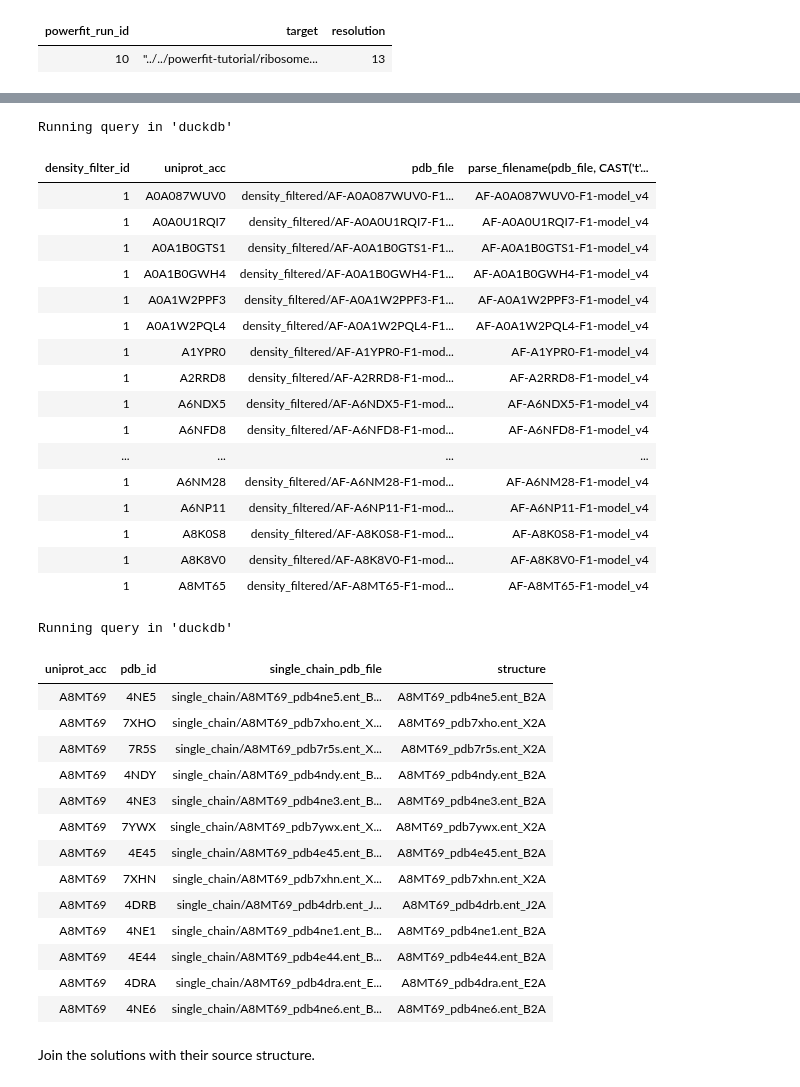
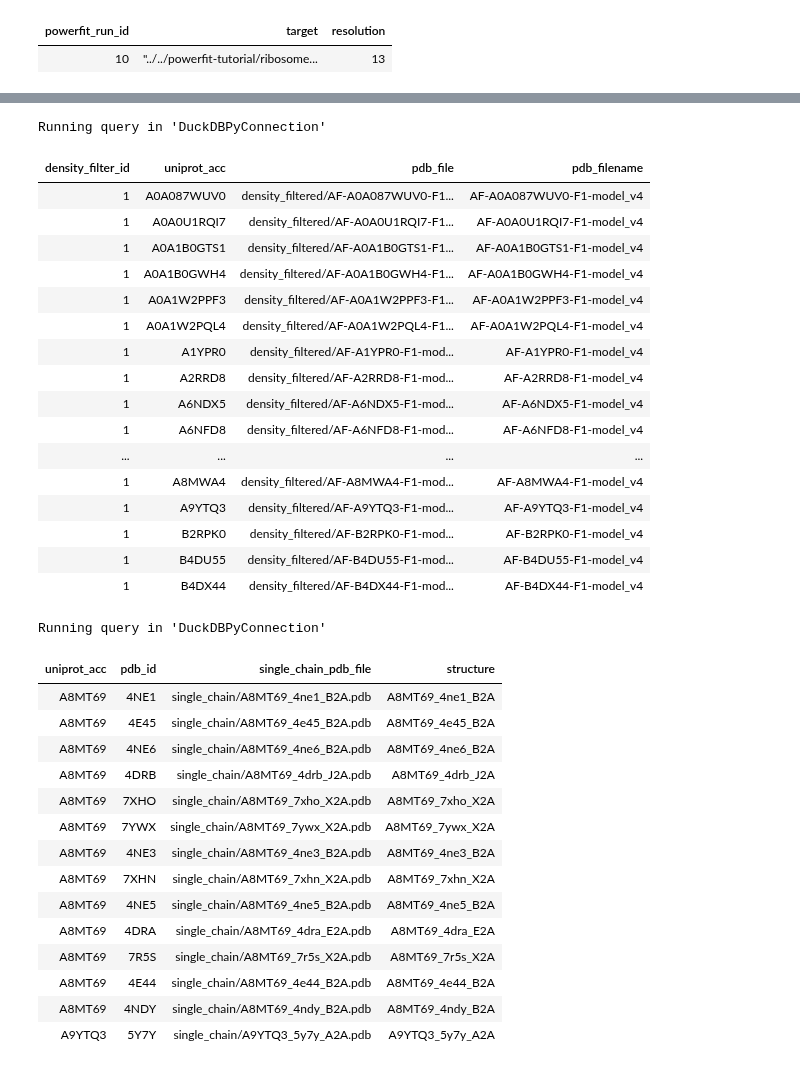
Before and after one commit to haddocking/protein-detective, a Jupyter notebook: docs/database.ipynb, the cells around one changed output, grey strips where cells are left out. Drawn from its saved outputs; the diff is of its cells as text; code cells hidden in the pictures.

```diff
--- a/docs/database.ipynb
+++ b/docs/database.ipynb
@@ -192,8 +169,11 @@ Running query in 'duckdb'
 # %%
-%sql SELECT density_filter_id, uniprot_acc, pdb_file, parse_filename(pdb_file, true) FROM density_filtered_alphafolds WHERE keep=True
+%%sql
+SELECT density_filter_id, uniprot_acc, pdb_file,
+parse_filename(pdb_file, true) AS pdb_filename
+FROM density_filtered_alphafolds WHERE keep=True
 # %% [output]
-Running query in 'duckdb'
+Running query in 'DuckDBPyConnection'
-| density_filter_id | uniprot_acc | pdb_file | parse_filename(pdb_file, CAST('t'... |
+| density_filter_id | uniprot_acc | pdb_file | pdb_filename |
 | 1 | A0A087WUV0 | density_filtered/AF-A0A087WUV0-F1... | AF-A0A087WUV0-F1-model_v4 |
 | 1 | A0A0U1RQI7 | density_filtered/AF-A0A0U1RQI7-F1... | AF-A0A0U1RQI7-F1-model_v4 |
 | 1 | A0A1B0GTS1 | density_filtered/AF-A0A1B0GTS1-F1... | AF-A0A1B0GTS1-F1-model_v4 |
@@ -205,30 +185,31 @@ Running query in 'duckdb'
 | 1 | A6NDX5 | density_filtered/AF-A6NDX5-F1-mod... | AF-A6NDX5-F1-model_v4 |
 | 1 | A6NFD8 | density_filtered/AF-A6NFD8-F1-mod... | AF-A6NFD8-F1-model_v4 |
 | ... | ... | ... | ... |
-| 1 | A6NM28 | density_filtered/AF-A6NM28-F1-mod... | AF-A6NM28-F1-model_v4 |
-| 1 | A6NP11 | density_filtered/AF-A6NP11-F1-mod... | AF-A6NP11-F1-model_v4 |
-| 1 | A8K0S8 | density_filtered/AF-A8K0S8-F1-mod... | AF-A8K0S8-F1-model_v4 |
-| 1 | A8K8V0 | density_filtered/AF-A8K8V0-F1-mod... | AF-A8K8V0-F1-model_v4 |
-| 1 | A8MT65 | density_filtered/AF-A8MT65-F1-mod... | AF-A8MT65-F1-model_v4 |
+| 1 | A8MWA4 | density_filtered/AF-A8MWA4-F1-mod... | AF-A8MWA4-F1-model_v4 |
+| 1 | A9YTQ3 | density_filtered/AF-A9YTQ3-F1-mod... | AF-A9YTQ3-F1-model_v4 |
+| 1 | B2RPK0 | density_filtered/AF-B2RPK0-F1-mod... | AF-B2RPK0-F1-model_v4 |
+| 1 | B4DU55 | density_filtered/AF-B4DU55-F1-mod... | AF-B4DU55-F1-model_v4 |
+| 1 | B4DX44 | density_filtered/AF-B4DX44-F1-mod... | AF-B4DX44-F1-model_v4 |
 # %%
-%%sql SELECT uniprot_acc, pdb_id, single_chain_pdb_file, parse_filename(single_chain_pdb_file, true) AS structure
+%%sql
+SELECT uniprot_acc, pdb_id, single_chain_pdb_file,
+parse_filename(single_chain_pdb_file, true) AS structure
     FROM proteins_pdbs
     WHERE single_chain_pdb_file IS NOT NULL
 # %% [output]
-Running query in 'duckdb'
+Running query in 'DuckDBPyConnection'
 | uniprot_acc | pdb_id | single_chain_pdb_file | structure |
-| A8MT69 | 4NE5 | single_chain/A8MT69_pdb4ne5.ent_B... | A8MT69_pdb4ne5.ent_B2A |
-| A8MT69 | 7XHO | single_chain/A8MT69_pdb7xho.ent_X... | A8MT69_pdb7xho.ent_X2A |
-| A8MT69 | 7R5S | single_chain/A8MT69_pdb7r5s.ent_X... | A8MT69_pdb7r5s.ent_X2A |
-| A8MT69 | 4NDY | single_chain/A8MT69_pdb4ndy.ent_B... | A8MT69_pdb4ndy.ent_B2A |
-| A8MT69 | 4NE3 | single_chain/A8MT69_pdb4ne3.ent_B... | A8MT69_pdb4ne3.ent_B2A |
-| A8MT69 | 7YWX | single_chain/A8MT69_pdb7ywx.ent_X... | A8MT69_pdb7ywx.ent_X2A |
-| A8MT69 | 4E45 | single_chain/A8MT69_pdb4e45.ent_B... | A8MT69_pdb4e45.ent_B2A |
-| A8MT69 | 7XHN | single_chain/A8MT69_pdb7xhn.ent_X... | A8MT69_pdb7xhn.ent_X2A |
-| A8MT69 | 4DRB | single_chain/A8MT69_pdb4drb.ent_J... | A8MT69_pdb4drb.ent_J2A |
-| A8MT69 | 4NE1 | single_chain/A8MT69_pdb4ne1.ent_B... | A8MT69_pdb4ne1.ent_B2A |
-| A8MT69 | 4E44 | single_chain/A8MT69_pdb4e44.ent_B... | A8MT69_pdb4e44.ent_B2A |
-| A8MT69 | 4DRA | single_chain/A8MT69_pdb4dra.ent_E... | A8MT69_pdb4dra.ent_E2A |
-| A8MT69 | 4NE6 | single_chain/A8MT69_pdb4ne6.ent_B... | A8MT69_pdb4ne6.ent_B2A |
+| A8MT69 | 4NE1 | single_chain/A8MT69_4ne1_B2A.pdb | A8MT69_4ne1_B2A |
+| A8MT69 | 4E45 | single_chain/A8MT69_4e45_B2A.pdb | A8MT69_4e45_B2A |
+| A8MT69 | 4NE6 | single_chain/A8MT69_4ne6_B2A.pdb | A8MT69_4ne6_B2A |
+| A8MT69 | 4DRB | single_chain/A8MT69_4drb_J2A.pdb | A8MT69_4drb_J2A |
+| A8MT69 | 7XHO | single_chain/A8MT69_7xho_X2A.pdb | A8MT69_7xho_X2A |
+| A8MT69 | 7YWX | single_chain/A8MT69_7ywx_X2A.pdb | A8MT69_7ywx_X2A |
+| A8MT69 | 4NE3 | single_chain/A8MT69_4ne3_B2A.pdb | A8MT69_4ne3_B2A |
+| A8MT69 | 7XHN | single_chain/A8MT69_7xhn_X2A.pdb | A8MT69_7xhn_X2A |
+| A8MT69 | 4NE5 | single_chain/A8MT69_4ne5_B2A.pdb | A8MT69_4ne5_B2A |
+| A8MT69 | 4DRA | single_chain/A8MT69_4dra_E2A.pdb | A8MT69_4dra_E2A |
+| A8MT69 | 7R5S | single_chain/A8MT69_7r5s_X2A.pdb | A8MT69_7r5s_X2A |
+| A8MT69 | 4E44 | single_chain/A8MT69_4e44_B2A.pdb | A8MT69_4e44_B2A |
+| A8MT69 | 4NDY | single_chain/A8MT69_4ndy_B2A.pdb | A8MT69_4ndy_B2A |
+| A9YTQ3 | 5Y7Y | single_chain/A9YTQ3_5y7y_A2A.pdb | A9YTQ3_5y7y_A2A |
-# %% [markdown]
-Join the solutions with their source structure.
```
Also changed, not shown: parts of 13 cells of this notebook, 5 other files.
